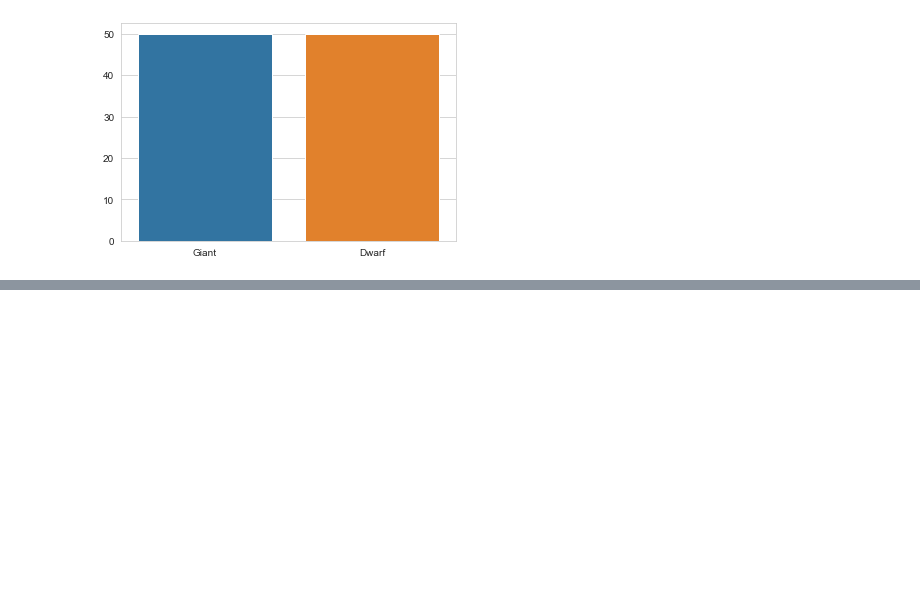
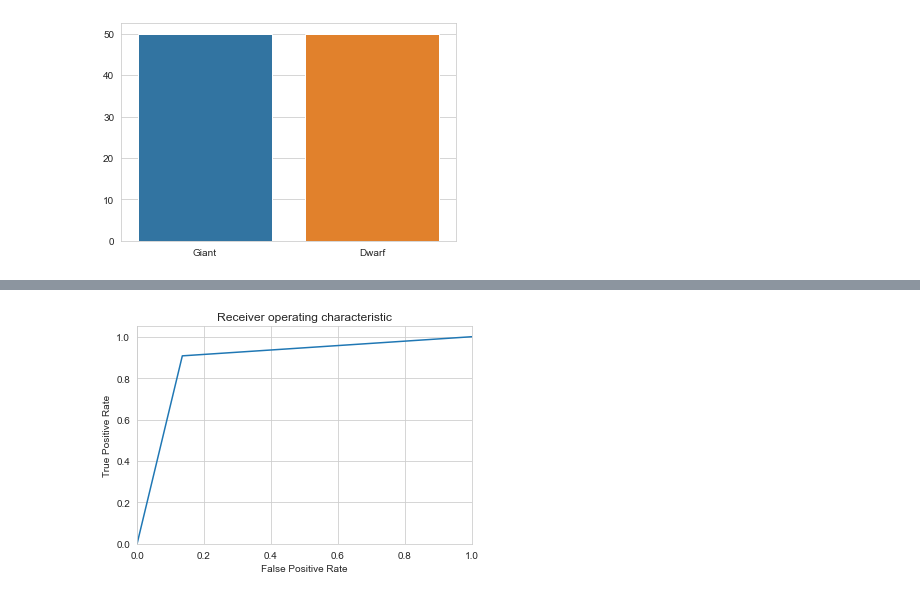
Before and after one commit to TalSomech/Data-Sc-101, a Jupyter notebook: classification 3.ipynb, the cells around one changed output, grey strips where cells are left out. Cells and saved outputs as stored; diff of their text form; code cells hidden in the pictures; blank space fills up the shorter version.

```diff
--- a/classification 3.ipynb
+++ b/classification 3.ipynb
@@ -140,0 +162,8 @@ print(confusion_matrix(y_test,predicts))
+# %%
+k=KNeighborsClassifier(n_neighbors=27)
+k.fit(x_train,y_train)
+k_pred=k.predict(x_test)
+con_kn=confusion_matrix(y_test,k_pred)
+print(metrics.accuracy_score(y_test,k_pred)*100)
+print(confusion_matrix(y_test,k_pred))
+print(classification_report(y_test,k_pred))
@@ -140,0 +182,19 @@ print(confusion_matrix(y_test,predicts))
+# %%
+import scikitplot as skplt
+from sklearn.metrics import roc_curve, auc
+fpr = dict()
+tpr = dict()
+roc_auc = dict()
+for i in range(2):
+    fpr[i], tpr[i], _ = roc_curve(y_test, k_pred)
+
+plt.figure()
+plt.plot(fpr[1], tpr[1])
+plt.xlim([0.0, 1.0])
+plt.ylim([0.0, 1.05])
+plt.xlabel('False Positive Rate')
+plt.ylabel('True Positive Rate')
+plt.title('Receiver operating characteristic')
+plt.show()
+# %% [output]
+[figure, added]
```
Also changed, not shown: parts of 9 cells of this notebook.
